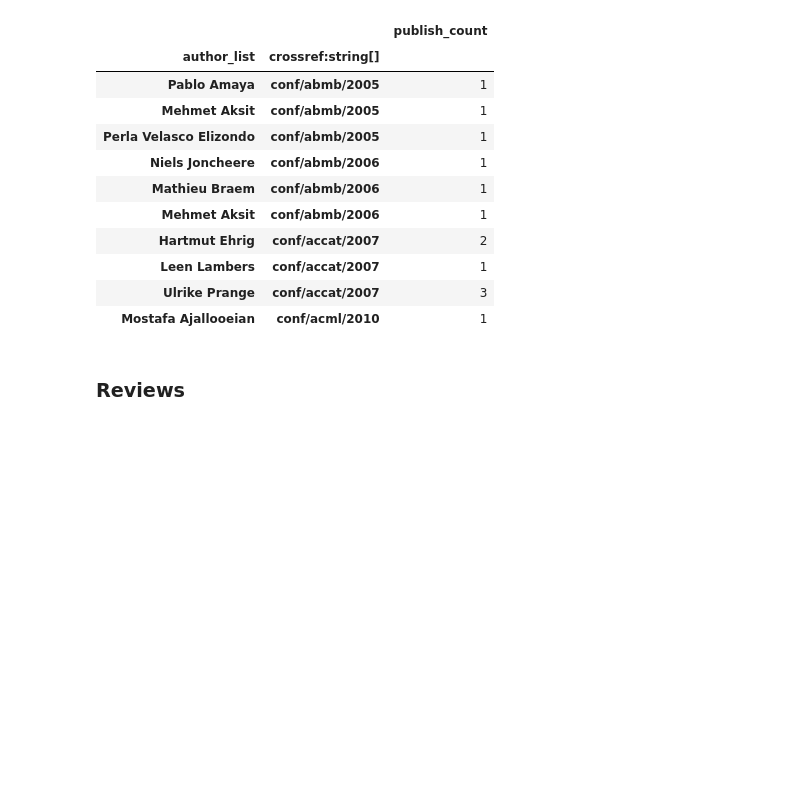
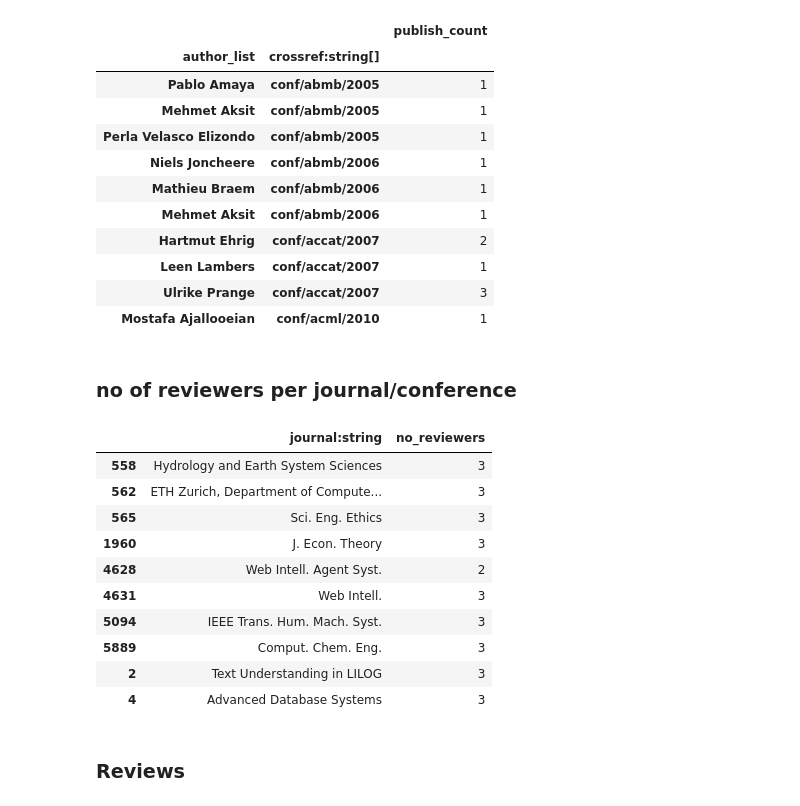
Before and after one commit to tist3r/upc-publication-graph, a Jupyter notebook: graph-processing.ipynb, the cells around one changed output. Cells and saved outputs as stored; diff of their text form; code cells hidden in the pictures; blank space fills up the shorter version.

```diff
--- a/graph-processing.ipynb
+++ b/graph-processing.ipynb
@@ -431,3 +490,28 @@ top_publishers.sort_values("crossref:string[]").head(10)
 | Mostafa Ajallooeian | conf/acml/2010 | 1 |
 # %%
 top_publishers.to_csv("data/conference_chairs.csv")
+# %% [markdown]
+### no of reviewers per journal/conference
+# %%
+journal_list = articles[["journal:string"]].drop_duplicates()
+conference_list = inproceedings[["booktitle:string"]].drop_duplicates()
+
+conference_list.columns = journal_list.columns
+
+journal_conference_list = pd.concat([journal_list, conference_list])
+
+
+journal_conference_list["no_reviewers"] = journal_conference_list["journal:string"].apply(lambda x: random.randint(1,4) if random.randint(1,10) < 4 else 3)
+journal_conference_list.head(10)
+# %% [output]
+|  | journal:string | no_reviewers |
+| 558 | Hydrology and Earth System Sciences | 3 |
+| 562 | ETH Zurich, Department of Compute... | 3 |
+| 565 | Sci. Eng. Ethics | 3 |
+| 1960 | J. Econ. Theory | 3 |
+| 4628 | Web Intell. Agent Syst. | 2 |
+| 4631 | Web Intell. | 3 |
+| 5094 | IEEE Trans. Hum. Mach. Syst. | 3 |
+| 5889 | Comput. Chem. Eng. | 3 |
+| 2 | Text Understanding in LILOG | 3 |
+| 4 | Advanced Database Systems | 3 |
```
Also changed, not shown: parts of 19 cells of this notebook, 5 other files.
